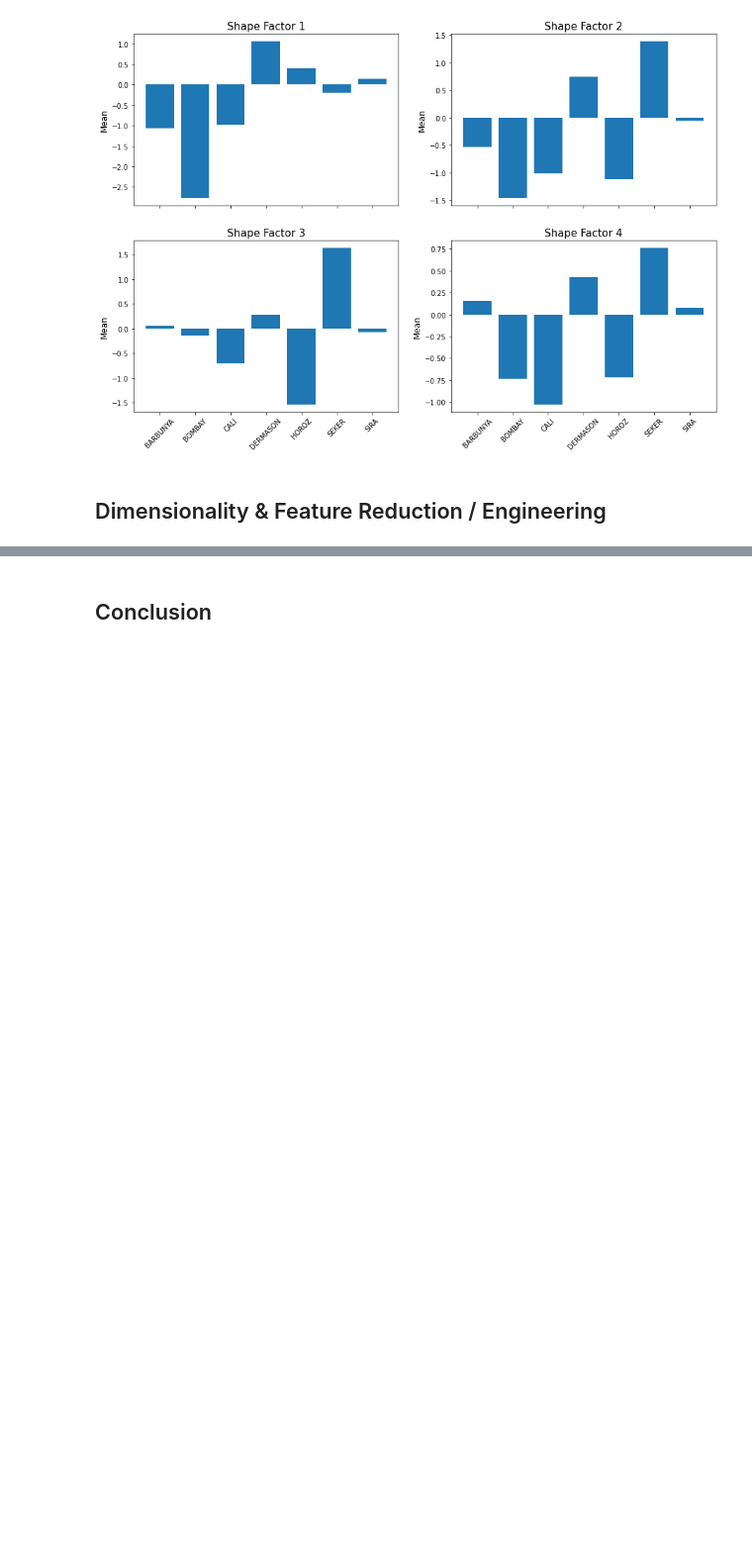
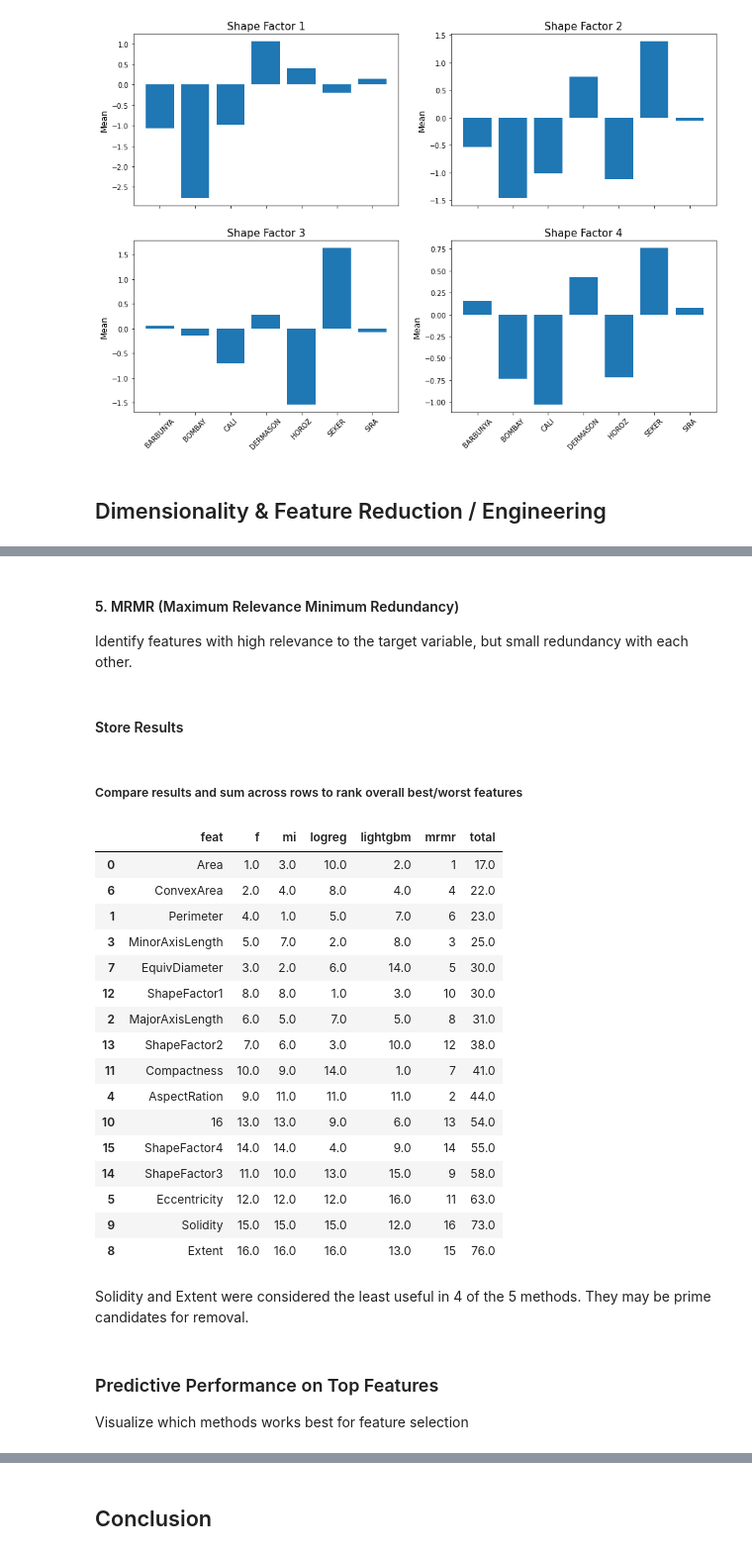
Before and after one commit to ScottBreitbach/DSC550, a Jupyter notebook: FinalProject/M5_draft.ipynb, the cells around one changed output, grey strips where cells are left out. Shown at 99% size. Saved outputs shown, nothing was run; the diff lists cells and outputs as text; code cells hidden in the pictures; blank space fills up the shorter version.

```diff
--- a/FinalProject/M5_draft.ipynb
+++ b/FinalProject/M5_draft.ipynb
@@ -473,0 +524,4 @@ plt.show()
+# %%
+# Feature selection using logistic regression
+from sklearn.linear_model import LogisticRegression
+logreg = LogisticRegression(max_iter=500).fit(X_train, y_train)
@@ -473,0 +531,18 @@ plt.show()
+# %%
+# Feature selection using light gbm
+from lightgbm import LGBMClassifier
+lgbm = LGBMClassifier(
+    objective = 'multiclass',
+    metric = 'multi_logloss',
+    importance_type = 'gain'
+).fit(X_train, y_train)
+# %% [markdown]
+#### 5. MRMR (Maximum Relevance Minimum Redundancy)
+Identify features with high relevance to the target variable, but small redundancy with each other.
+# %%
+# Feature selection using
+import pandas as pd
+from mrmr import mrmr_classif
+mrmr = mrmr_classif(pd.DataFrame(X_train), pd.Series(y_train), K = 784)
+# %% [markdown]
+#### Store Results
@@ -473,0 +563,30 @@ plt.show()
+# %% [markdown]
+##### Compare results and sum across rows to rank overall best/worst features
+# %%
+# Sum the rankings across methods
+ranking['total'] = ranking.sum(axis=1)
+# Sort by sum to get an overall idea of the most/least useful features
+ranking.sort_values('total')
+# %% [output]
+|  | feat | f | mi | logreg | lightgbm | mrmr | total |
+| 0 | Area | 1.0 | 3.0 | 10.0 | 2.0 | 1 | 17.0 |
+| 6 | ConvexArea | 2.0 | 4.0 | 8.0 | 4.0 | 4 | 22.0 |
+| 1 | Perimeter | 4.0 | 1.0 | 5.0 | 7.0 | 6 | 23.0 |
+| 3 | MinorAxisLength | 5.0 | 7.0 | 2.0 | 8.0 | 3 | 25.0 |
+| 7 | EquivDiameter | 3.0 | 2.0 | 6.0 | 14.0 | 5 | 30.0 |
+| 12 | ShapeFactor1 | 8.0 | 8.0 | 1.0 | 3.0 | 10 | 30.0 |
+| 2 | MajorAxisLength | 6.0 | 5.0 | 7.0 | 5.0 | 8 | 31.0 |
+| 13 | ShapeFactor2 | 7.0 | 6.0 | 3.0 | 10.0 | 12 | 38.0 |
+| 11 | Compactness | 10.0 | 9.0 | 14.0 | 1.0 | 7 | 41.0 |
+| 4 | AspectRation | 9.0 | 11.0 | 11.0 | 11.0 | 2 | 44.0 |
+| 10 | 16 | 13.0 | 13.0 | 9.0 | 6.0 | 13 | 54.0 |
+| 15 | ShapeFactor4 | 14.0 | 14.0 | 4.0 | 9.0 | 14 | 55.0 |
+| 14 | ShapeFactor3 | 11.0 | 10.0 | 13.0 | 15.0 | 9 | 58.0 |
+| 5 | Eccentricity | 12.0 | 12.0 | 12.0 | 16.0 | 11 | 63.0 |
+| 9 | Solidity | 15.0 | 15.0 | 15.0 | 12.0 | 16 | 73.0 |
+| 8 | Extent | 16.0 | 16.0 | 16.0 | 13.0 | 15 | 76.0 |
+# %% [markdown]
+Solidity and Extent were considered the least useful in 4 of the 5 methods. They may be prime candidates for removal.
+# %% [markdown]
+### Predictive Performance on Top Features
+Visualize which methods works best for feature selection
```
Also changed, not shown: parts of 52 cells of this notebook, 7 other files.
